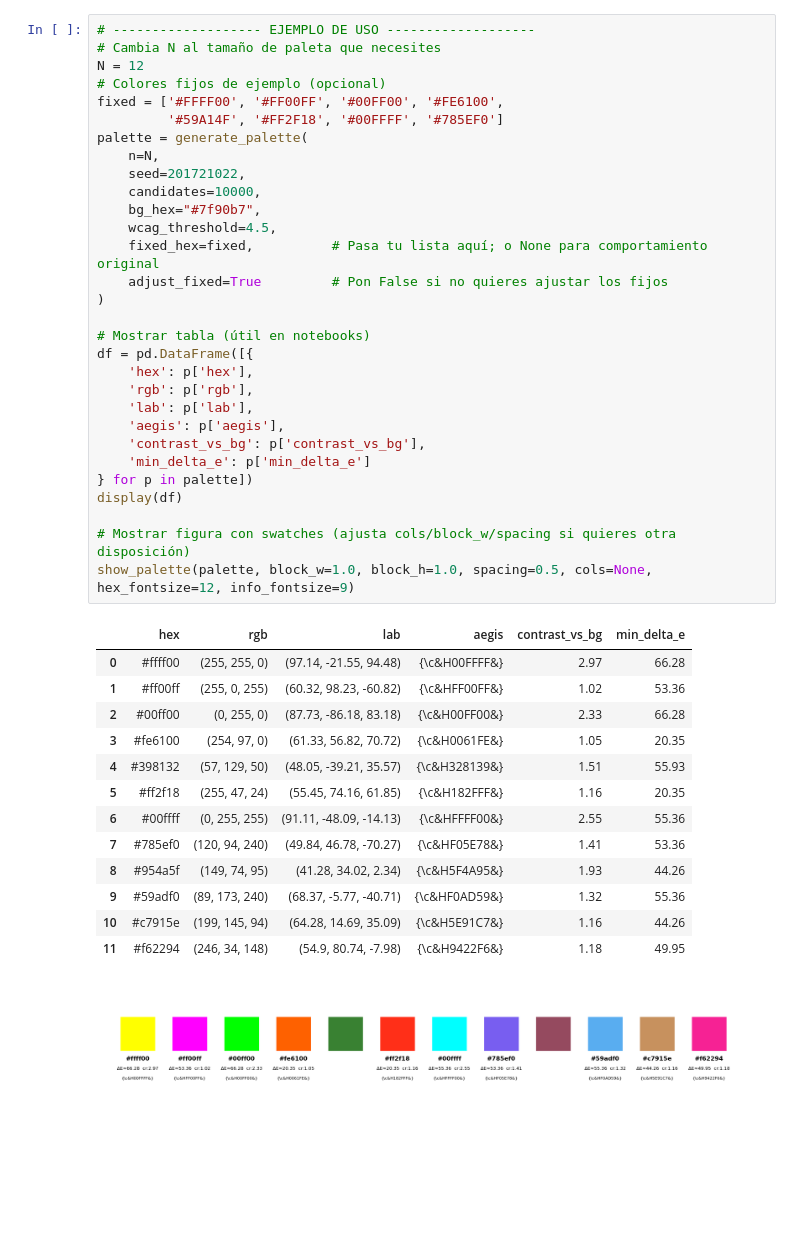
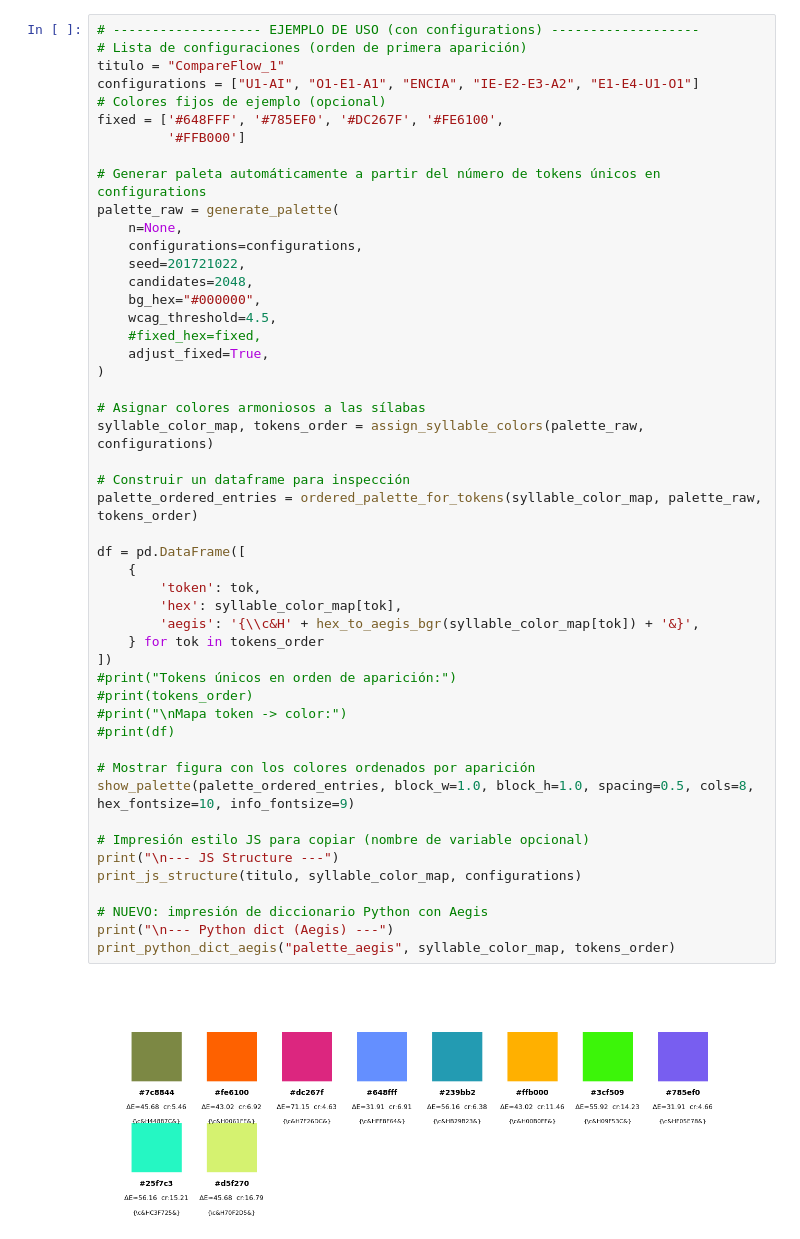
Before and after one commit to juliopchile/video_editing, a Jupyter notebook: TestBench/color_palette.ipynb, the cells around one changed output. Saved outputs shown, nothing was run; the diff lists cells and outputs as text; blank space fills up the shorter version.

```diff
--- a/TestBench/color_palette.ipynb
+++ b/TestBench/color_palette.ipynb
@@ -531,45 +596,51 @@ def show_palette(palette: list[PaletteColor], block_w: float = 1.0, block_h: flo
 # %%
-# ------------------- EJEMPLO DE USO -------------------
-# Cambia N al tamaño de paleta que necesites
-N = 12
+# ------------------- EJEMPLO DE USO (con configurations) -------------------
+# Lista de configuraciones (orden de primera aparición)
+titulo = "CompareFlow_1"
+configurations = ["U1-AI", "O1-E1-A1", "ENCIA", "IE-E2-E3-A2", "E1-E4-U1-O1"]
 # Colores fijos de ejemplo (opcional)
-fixed = ['#FFFF00', '#FF00FF', '#00FF00', '#FE6100',
-         '#59A14F', '#FF2F18', '#00FFFF', '#785EF0']
-palette = generate_palette(
-    n=N,
+fixed = ['#648FFF', '#785EF0', '#DC267F', '#FE6100',
+         '#FFB000']
+
+# Generar paleta automáticamente a partir del número de tokens únicos en configurations
+palette_raw = generate_palette(
+    n=None,
+    configurations=configurations,
     seed=201721022,
-    candidates=10000,
-    bg_hex="#7f90b7",
+    candidates=2048,
+    bg_hex="#000000",
     wcag_threshold=4.5,
-    fixed_hex=fixed,          # Pasa tu lista aquí; o None para comportamiento original
-    adjust_fixed=True         # Pon False si no quieres ajustar los fijos
+    #fixed_hex=fixed,
+    adjust_fixed=True,
 )
 
-# Mostrar tabla (útil en notebooks)
-df = pd.DataFrame([{
-    'hex': p['hex'],
-    'rgb': p['rgb'],
-    'lab': p['lab'],
-    'aegis': p['aegis'],
-    'contrast_vs_bg': p['contrast_vs_bg'],
-    'min_delta_e': p['min_delta_e']
-} for p in palette])
-display(df)
+# Asignar colores armoniosos a las sílabas
+syllable_color_map, tokens_order = assign_syllable_colors(palette_raw, configurations)
 
-# Mostrar figura con swatches (ajusta cols/block_w/spacing si quieres otra disposición)
-show_palette(palette, block_w=1.0, block_h=1.0, spacing=0.5, cols=None, hex_fontsize=12, info_fontsize=9)
+# Construir un dataframe para inspección
+palette_ordered_entries = ordered_palette_for_tokens(syllable_color_map, palette_raw, tokens_order)
+
+df = pd.DataFrame([
+    {
+        'token': tok,
+        'hex': syllable_color_map[tok],
+        'aegis': '{\\c&H' + hex_to_aegis_bgr(syllable_color_map[tok]) + '&}',
+    } for tok in tokens_order
+])
+#print("Tokens únicos en orden de aparición:")
+#print(tokens_order)
+#print("\nMapa token -> color:")
+#print(df)
+
+# Mostrar figura con los colores ordenados por aparición
+show_palette(palette_ordered_entries, block_w=1.0, block_h=1.0, spacing=0.5, cols=8, hex_fontsize=10, info_fontsize=9)
+
+# Impresión estilo JS para copiar (nombre de variable opcional)
+print("\n--- JS Structure ---")
+print_js_structure(titulo, syllable_color_map, configurations)
+
+# NUEVO: impresión de diccionario Python con Aegis
+print("\n--- Python dict (Aegis) ---")
+print_python_dict_aegis("palette_aegis", syllable_color_map, tokens_order)
 # %% [output]
-|  | hex | rgb | lab | aegis | contrast_vs_bg | min_delta_e |
-| 0 | #ffff00 | (255, 255, 0) | (97.14, -21.55, 94.48) | {\c&H00FFFF&} | 2.97 | 66.28 |
-| 1 | #ff00ff | (255, 0, 255) | (60.32, 98.23, -60.82) | {\c&HFF00FF&} | 1.02 | 53.36 |
-| 2 | #00ff00 | (0, 255, 0) | (87.73, -86.18, 83.18) | {\c&H00FF00&} | 2.33 | 66.28 |
-| 3 | #fe6100 | (254, 97, 0) | (61.33, 56.82, 70.72) | {\c&H0061FE&} | 1.05 | 20.35 |
-| 4 | #398132 | (57, 129, 50) | (48.05, -39.21, 35.57) | {\c&H328139&} | 1.51 | 55.93 |
-| 5 | #ff2f18 | (255, 47, 24) | (55.45, 74.16, 61.85) | {\c&H182FFF&} | 1.16 | 20.35 |
-| 6 | #00ffff | (0, 255, 255) | (91.11, -48.09, -14.13) | {\c&HFFFF00&} | 2.55 | 55.36 |
-| 7 | #785ef0 | (120, 94, 240) | (49.84, 46.78, -70.27) | {\c&HF05E78&} | 1.41 | 53.36 |
-| 8 | #954a5f | (149, 74, 95) | (41.28, 34.02, 2.34) | {\c&H5F4A95&} | 1.93 | 44.26 |
-| 9 | #59adf0 | (89, 173, 240) | (68.37, -5.77, -40.71) | {\c&HF0AD59&} | 1.32 | 55.36 |
-| 10 | #c7915e | (199, 145, 94) | (64.28, 14.69, 35.09) | {\c&H5E91C7&} | 1.16 | 44.26 |
-| 11 | #f62294 | (246, 34, 148) | (54.9, 80.74, -7.98) | {\c&H9422F6&} | 1.18 | 49.95 |
-[figure, old version]
+[figure, new version]
```
Also changed, not shown: parts of 2 cells of this notebook, 3 other files.
